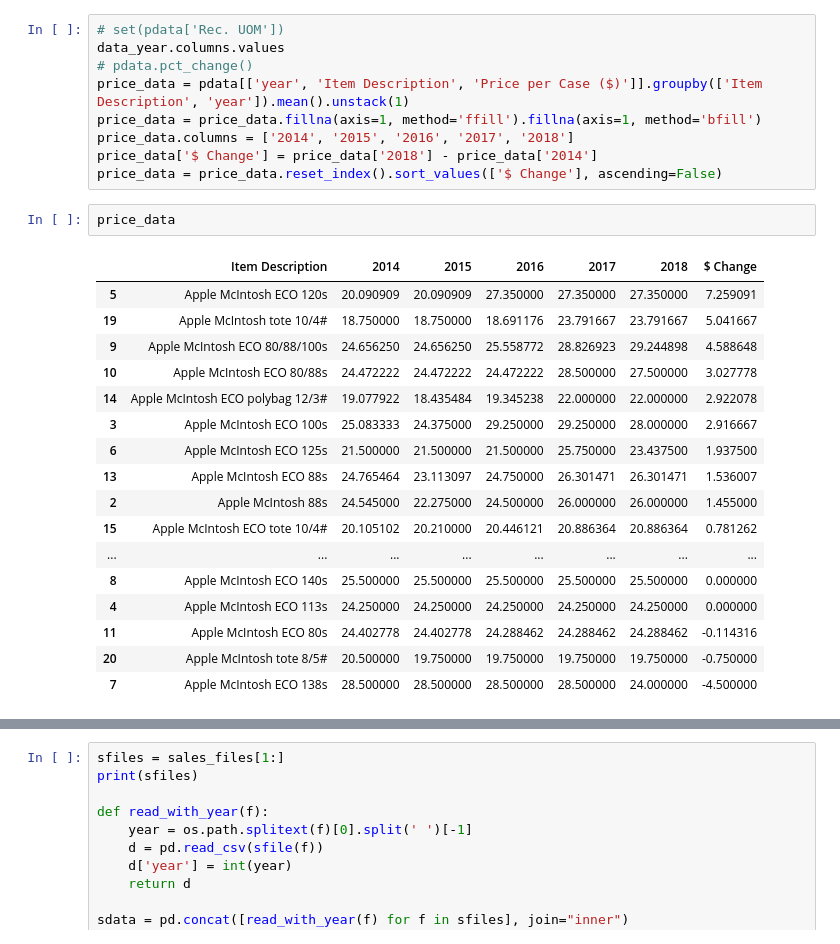
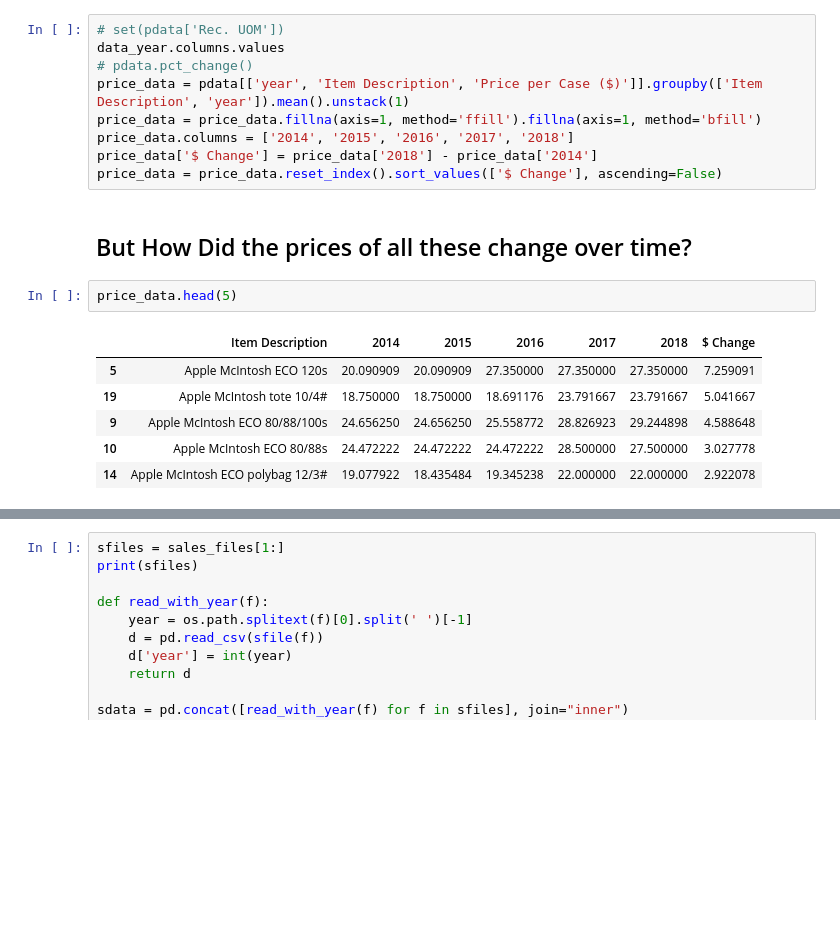
Before and after one commit to cbonoz/bostonfood18, a Jupyter notebook: RedTomato.ipynb, the cells around one changed output, grey strips where cells are left out. Cells and saved outputs as stored; diff of their text form; blank space fills up the shorter version.

```diff
--- a/RedTomato.ipynb
+++ b/RedTomato.ipynb
@@ -224,24 +278,15 @@ price_data = price_data.fillna(axis=1, method='ffill').fillna(axis=1, method='bf
 price_data.columns = ['2014', '2015', '2016', '2017', '2018']
 price_data['$ Change'] = price_data['2018'] - price_data['2014']
 price_data = price_data.reset_index().sort_values(['$ Change'], ascending=False)
+# %% [markdown]
+## But How Did the prices of all these change over time?
 # %%
-price_data
+price_data.head(5)
 # %% [output]
 |  | Item Description | 2014 | 2015 | 2016 | 2017 | 2018 | $ Change |
 | 5 | Apple McIntosh ECO 120s | 20.090909 | 20.090909 | 27.350000 | 27.350000 | 27.350000 | 7.259091 |
 | 19 | Apple McIntosh tote 10/4# | 18.750000 | 18.750000 | 18.691176 | 23.791667 | 23.791667 | 5.041667 |
 | 9 | Apple McIntosh ECO 80/88/100s | 24.656250 | 24.656250 | 25.558772 | 28.826923 | 29.244898 | 4.588648 |
 | 10 | Apple McIntosh ECO 80/88s | 24.472222 | 24.472222 | 24.472222 | 28.500000 | 27.500000 | 3.027778 |
 | 14 | Apple McIntosh ECO polybag 12/3# | 19.077922 | 18.435484 | 19.345238 | 22.000000 | 22.000000 | 2.922078 |
-| 3 | Apple McIntosh ECO 100s | 25.083333 | 24.375000 | 29.250000 | 29.250000 | 28.000000 | 2.916667 |
-| 6 | Apple McIntosh ECO 125s | 21.500000 | 21.500000 | 21.500000 | 25.750000 | 23.437500 | 1.937500 |
-| 13 | Apple McIntosh ECO 88s | 24.765464 | 23.113097 | 24.750000 | 26.301471 | 26.301471 | 1.536007 |
-| 2 | Apple McIntosh 88s | 24.545000 | 22.275000 | 24.500000 | 26.000000 | 26.000000 | 1.455000 |
-| 15 | Apple McIntosh ECO tote 10/4# | 20.105102 | 20.210000 | 20.446121 | 20.886364 | 20.886364 | 0.781262 |
-| ... | ... | ... | ... | ... | ... | ... | ... |
-| 8 | Apple McIntosh ECO 140s | 25.500000 | 25.500000 | 25.500000 | 25.500000 | 25.500000 | 0.000000 |
-| 4 | Apple McIntosh ECO 113s | 24.250000 | 24.250000 | 24.250000 | 24.250000 | 24.250000 | 0.000000 |
-| 11 | Apple McIntosh ECO 80s | 24.402778 | 24.402778 | 24.288462 | 24.288462 | 24.288462 | -0.114316 |
-| 20 | Apple McIntosh tote 8/5# | 20.500000 | 19.750000 | 19.750000 | 19.750000 | 19.750000 | -0.750000 |
-| 7 | Apple McIntosh ECO 138s | 28.500000 | 28.500000 | 28.500000 | 28.500000 | 24.000000 | -4.500000 |
 # %%
```
Also changed, not shown: parts of 41 cells of this notebook, 3 other files.
